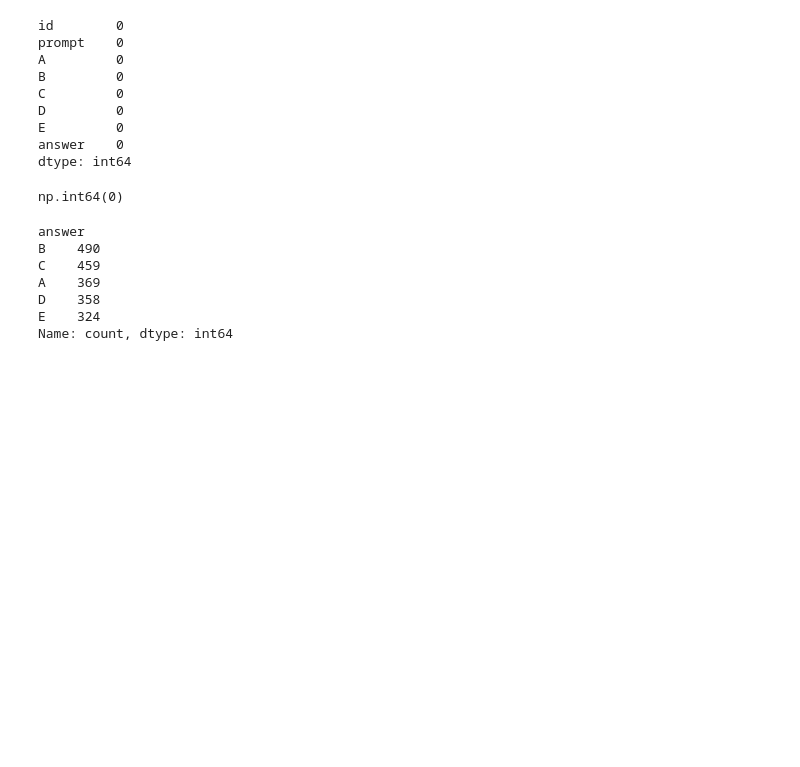
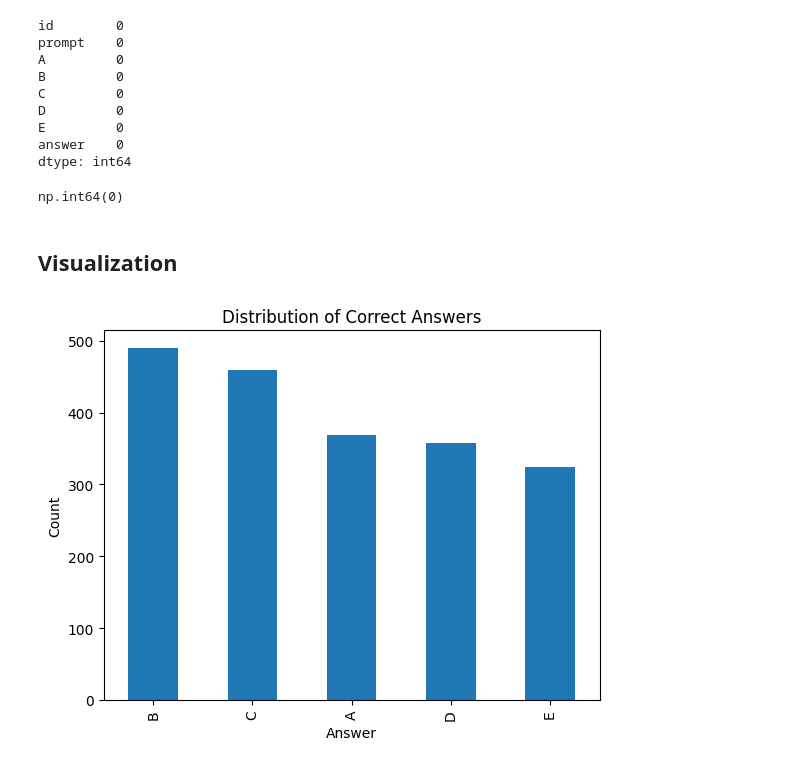
Before and after one commit to Aryan-kashyap25/smart-MCQ-Solver-Challenge, a Jupyter notebook: kaggle-notebook.ipynb, the cells around one changed output. Saved outputs shown, nothing was run; the diff lists cells and outputs as text; code cells hidden in the pictures; blank space fills up the shorter version.

```diff
--- a/kaggle-notebook.ipynb
+++ b/kaggle-notebook.ipynb
@@ -158,12 +158,18 @@ train.duplicated().sum()
 # %% [output]
 np.int64(0)
 # %%
-train["answer"].value_counts()
+freq = train["answer"].value_counts()
-# %% [output]
-answer
-B    490
-C    459
-A    369
-D    358
-E    324
-Name: count, dtype: int64
+# %% [markdown]
+## Visualization
+# %%
+# Answer distribuition
+
+import matplotlib.pyplot as plt
+
+freq.plot.bar()
+plt.title("Distribution of Correct Answers")
+plt.xlabel("Answer")
+plt.ylabel("Count")
+plt.show()
+# %% [output]
+[figure, added]
```
Also changed, not shown: parts of 2 cells of this notebook.
